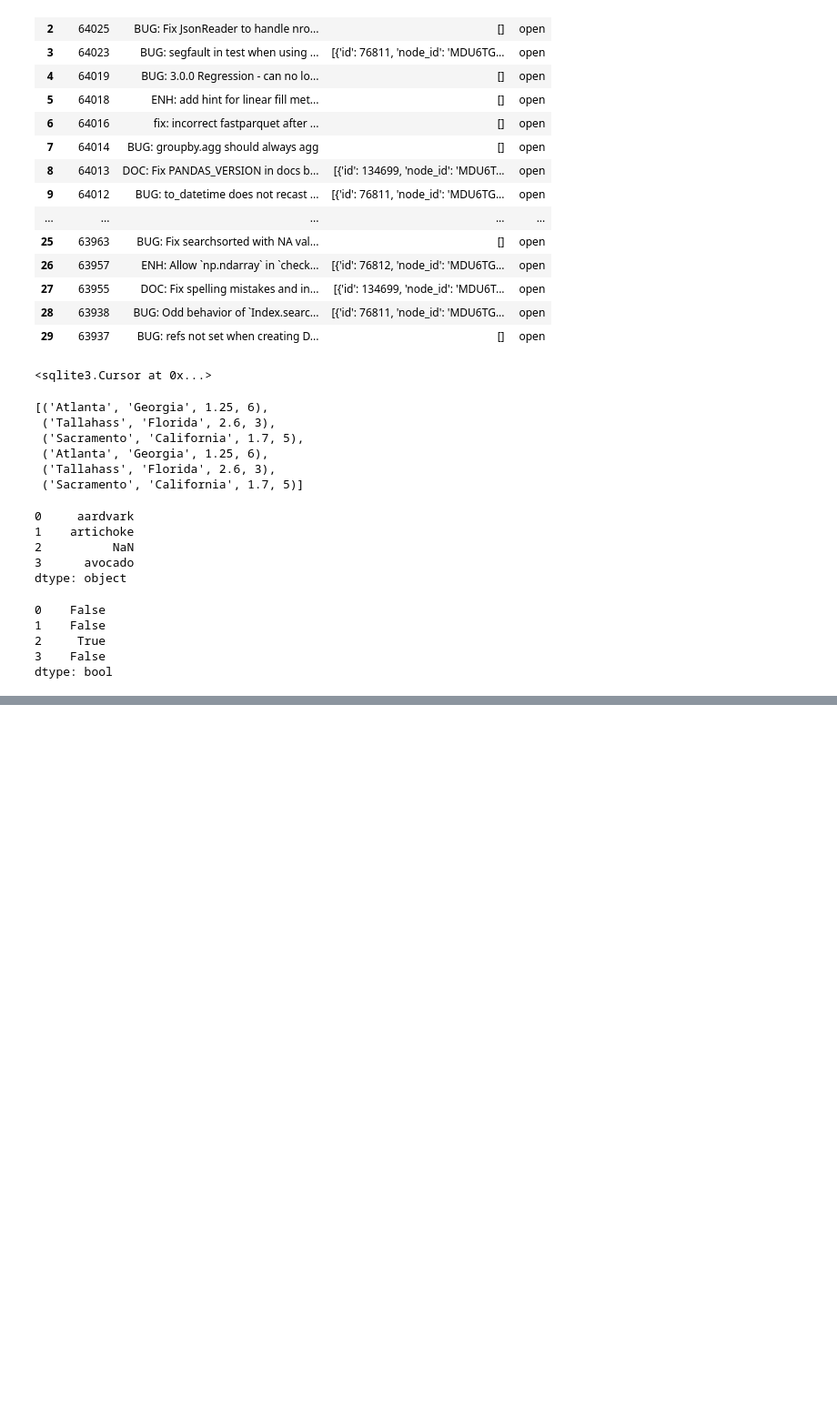
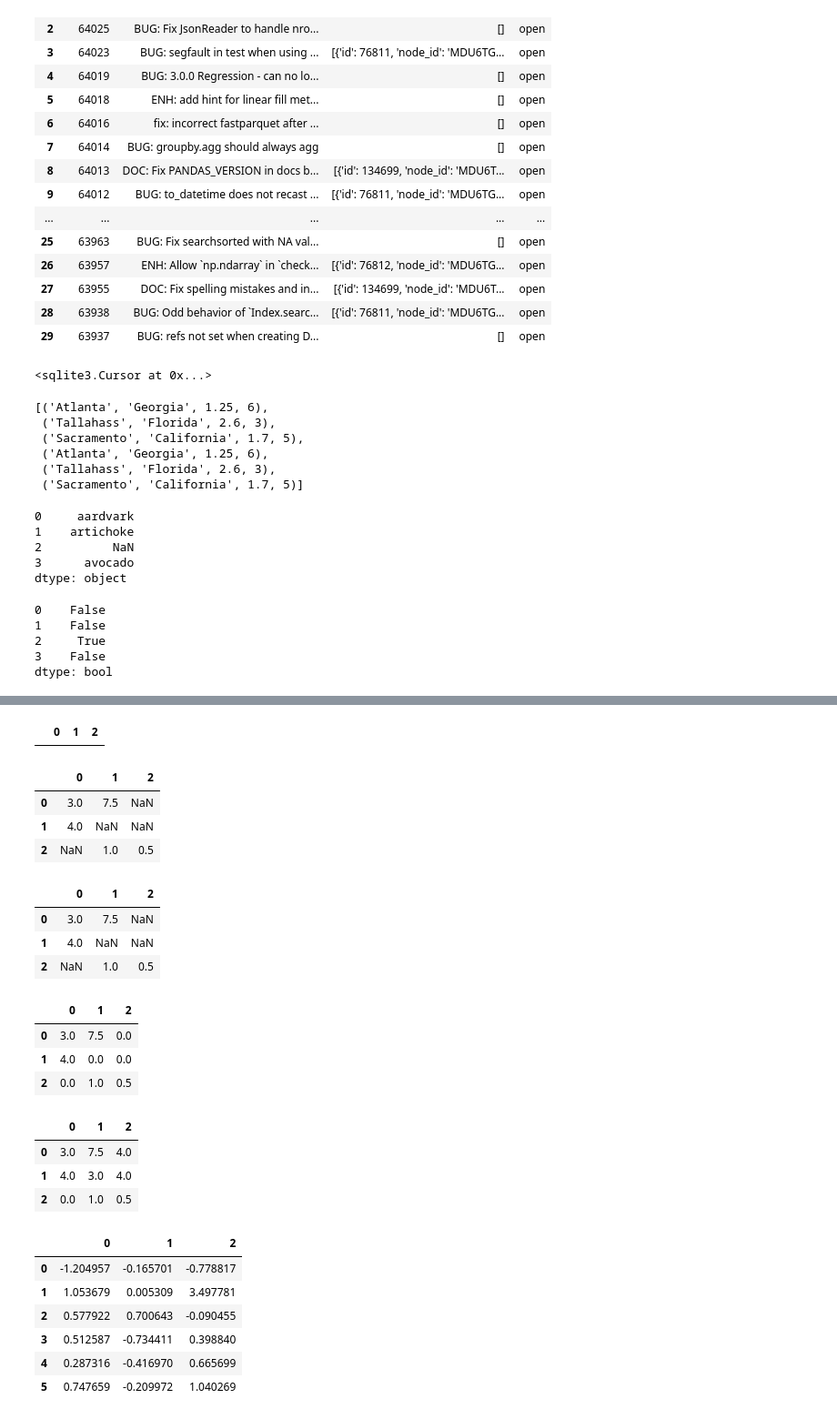
Before and after one commit to JWAN0646/Jingxuan-Wang, a Jupyter notebook: data/panda.ipynb, the cells around one changed output, grey strips where cells are left out. Shown at 91% size. Saved outputs shown, nothing was run; the diff lists cells and outputs as text; code cells hidden in the pictures; blank space fills up the shorter version.

```diff
--- a/data/panda.ipynb
+++ b/data/panda.ipynb
@@ -864,0 +1052,48 @@ dtype: bool
+# %%
+data = pd.DataFrame([[3, 7.5, NA], [4, NA, NA], [NA, 1, 0.5]])
+cleaned = data.dropna() # 删除包含缺失值的行
+cleaned
+# %% [output]
+|  | 0 | 1 | 2 |
+# %%
+data
+# %% [output]
+|  | 0 | 1 | 2 |
+| 0 | 3.0 | 7.5 | NaN |
+| 1 | 4.0 | NaN | NaN |
+| 2 | NaN | 1.0 | 0.5 |
+# %%
+data.dropna(how = 'all') # 只有当整行（或整列）的所有值都是缺失值（NaN）时，才删除这一行（或列）。
+# %% [output]
+|  | 0 | 1 | 2 |
+| 0 | 3.0 | 7.5 | NaN |
+| 1 | 4.0 | NaN | NaN |
+| 2 | NaN | 1.0 | 0.5 |
+# %%
+filled = data.fillna(0) # 用0填充缺失值
+filled
+# %% [output]
+|  | 0 | 1 | 2 |
+| 0 | 3.0 | 7.5 | 0.0 |
+| 1 | 4.0 | 0.0 | 0.0 |
+| 2 | 0.0 | 1.0 | 0.5 |
+# %%
+filled_2 = data.fillna({0:0, 1: 3, 2: 4}) # 第0列填充0, 第1列填充3, 第2列填充4
+filled_2
+# %% [output]
+|  | 0 | 1 | 2 |
+| 0 | 3.0 | 7.5 | 4.0 |
+| 1 | 4.0 | 3.0 | 4.0 |
+| 2 | 0.0 | 1.0 | 0.5 |
+# %%
+import numpy as np
+df = pd.DataFrame(np.random.randn(6, 3))
+df
+# %% [output]
+|  | 0 | 1 | 2 |
+| 0 | -1.204957 | -0.165701 | -0.778817 |
+| 1 | 1.053679 | 0.005309 | 3.497781 |
+| 2 | 0.577922 | 0.700643 | -0.090455 |
+| 3 | 0.512587 | -0.734411 | 0.398840 |
+| 4 | 0.287316 | -0.416970 | 0.665699 |
+| 5 | 0.747659 | -0.209972 | 1.040269 |
```
Also changed, not shown: parts of 44 cells of this notebook, 5 other files.
